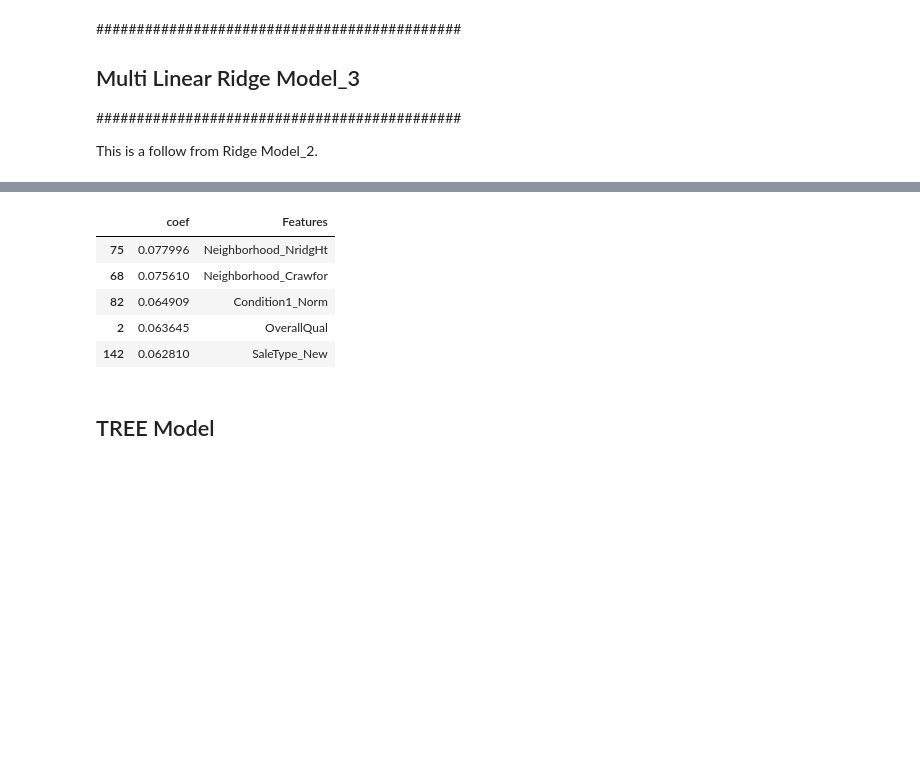
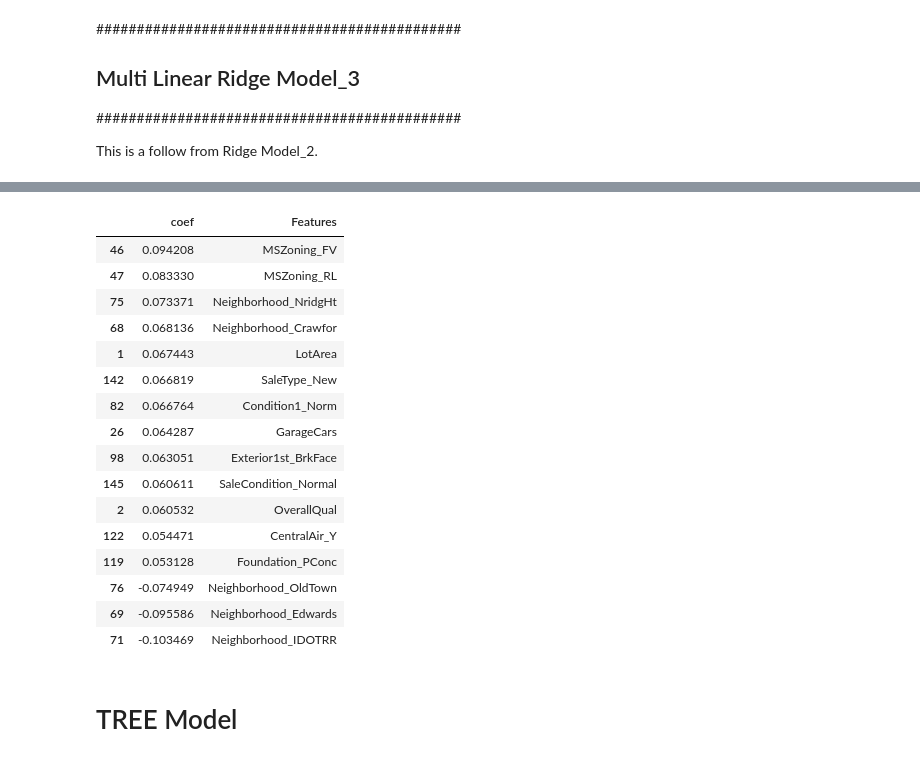
Before and after one commit to joshualee791204/Octopus, a Jupyter notebook: Jason/Models.ipynb, the cells around one changed output, grey strips where cells are left out. Drawn from its saved outputs; the diff is of its cells as text; code cells hidden in the pictures; blank space fills up the shorter version.

```diff
--- a/Jason/Models.ipynb
+++ b/Jason/Models.ipynb
@@ -388,16 +340,28 @@ model_to_csv(lasso_3, x_test, test_ID, 'mul_ridge_3.csv')
 # %%
 coef_lasso_3 = pd.concat([pd.Series(lasso_3.coef_, name='coef'), pd.Series(x_train.columns,
                                                                                      name='Features')], axis=1)
-coef_lasso_3.loc[coef_lasso_3.coef!=0,:].sort_values(by='coef', ascending=False).head()
+#coef_lasso_3.loc[coef_lasso_3.coef!=0,:].sort_values(by='coef', ascending=False)
+coef_lasso_3.loc[abs(coef_lasso_3.coef) > 0.05,:].sort_values(by='coef', ascending=False)
 # %% [output]
 |  | coef | Features |
-| 75 | 0.077996 | Neighborhood_NridgHt |
-| 68 | 0.075610 | Neighborhood_Crawfor |
-| 82 | 0.064909 | Condition1_Norm |
-| 2 | 0.063645 | OverallQual |
-| 142 | 0.062810 | SaleType_New |
+| 46 | 0.094208 | MSZoning_FV |
+| 47 | 0.083330 | MSZoning_RL |
+| 75 | 0.073371 | Neighborhood_NridgHt |
+| 68 | 0.068136 | Neighborhood_Crawfor |
+| 1 | 0.067443 | LotArea |
+| 142 | 0.066819 | SaleType_New |
+| 82 | 0.066764 | Condition1_Norm |
+| 26 | 0.064287 | GarageCars |
+| 98 | 0.063051 | Exterior1st_BrkFace |
+| 145 | 0.060611 | SaleCondition_Normal |
+| 2 | 0.060532 | OverallQual |
+| 122 | 0.054471 | CentralAir_Y |
+| 119 | 0.053128 | Foundation_PConc |
+| 76 | -0.074949 | Neighborhood_OldTown |
+| 69 | -0.095586 | Neighborhood_Edwards |
+| 71 | -0.103469 | Neighborhood_IDOTRR |
 # %% [markdown]
-## TREE Model
+# TREE Model
 # %%
 from sklearn import ensemble
 RF = ensemble.RandomForestRegressor()
```
Also changed, not shown: parts of 39 cells of this notebook, 12 other files.
